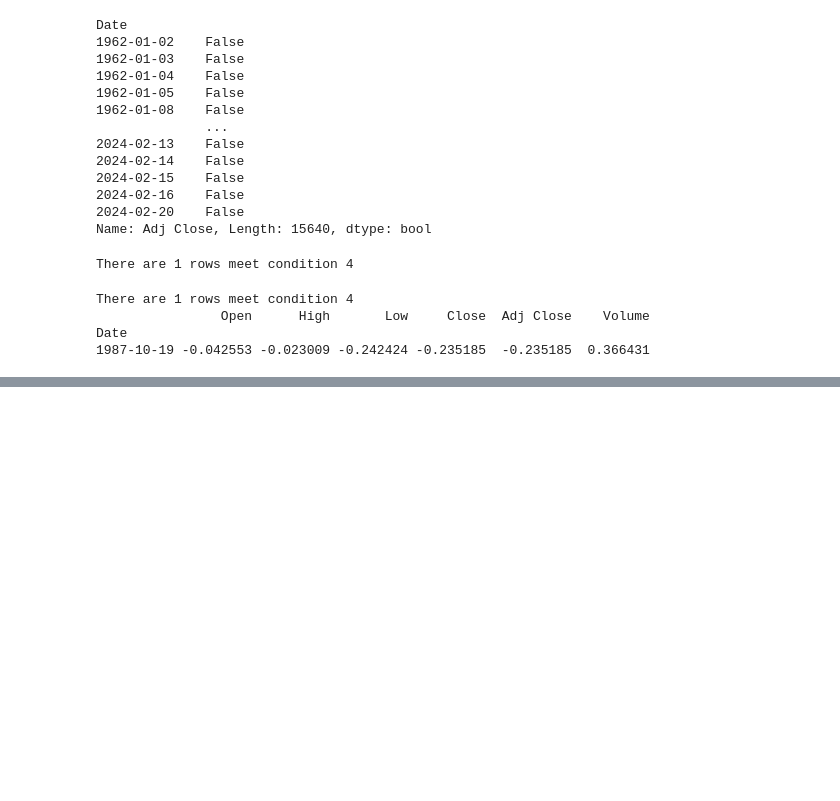
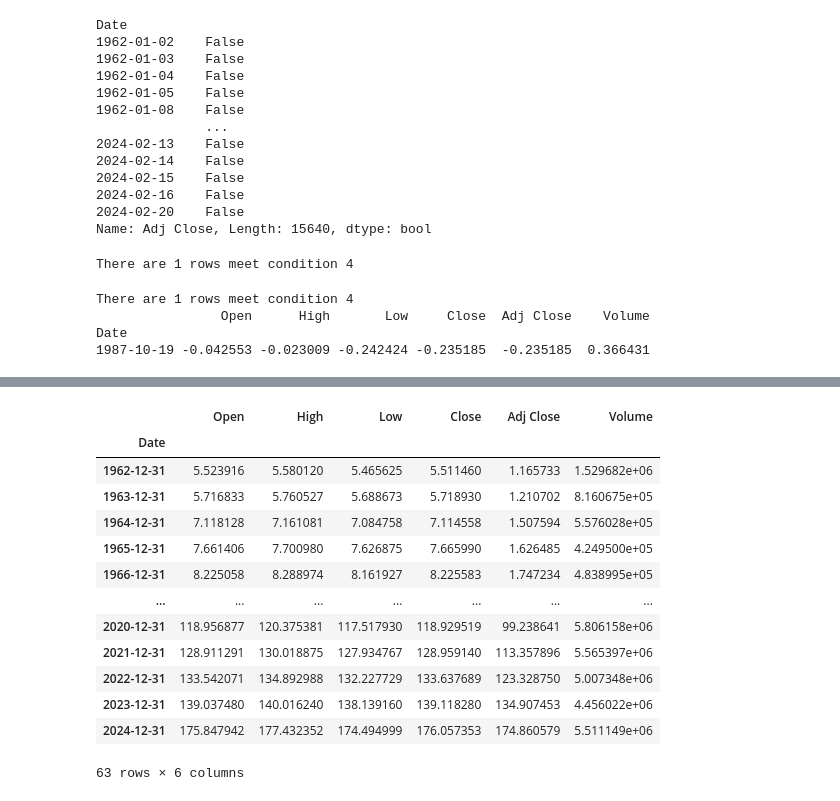
Before and after one commit to pNatTueku/basicPython, a Jupyter notebook: basic_pandas_03.ipynb, the cells around one changed output, grey strips where cells are left out. Saved outputs shown, nothing was run; the diff lists cells and outputs as text; code cells hidden in the pictures; blank space fills up the shorter version.

```diff
--- a/basic_pandas_03.ipynb
+++ b/basic_pandas_03.ipynb
@@ -563,0 +597,4 @@ Date
+# %%
+# change object to datetime then set it as index, require inplace = True as it should be saved
+
+df.set_index(pd.to_datetime(df.index), inplace = True)
@@ -563,0 +612,19 @@ Date
+# %%
+# Resampling from day to year end frequency
+
+df.resample(rule = 'A').mean() # aplly mean()
+# %% [output]
+|  | Open | High | Low | Close | Adj Close | Volume |
+| Date |  |  |  |  |  |  |
+| 1962-12-31 | 5.523916 | 5.580120 | 5.465625 | 5.511460 | 1.165733 | 1.529682e+06 |
+| 1963-12-31 | 5.716833 | 5.760527 | 5.688673 | 5.718930 | 1.210702 | 8.160675e+05 |
+| 1964-12-31 | 7.118128 | 7.161081 | 7.084758 | 7.114558 | 1.507594 | 5.576028e+05 |
+| 1965-12-31 | 7.661406 | 7.700980 | 7.626875 | 7.665990 | 1.626485 | 4.249500e+05 |
+| 1966-12-31 | 8.225058 | 8.288974 | 8.161927 | 8.225583 | 1.747234 | 4.838995e+05 |
+| ... | ... | ... | ... | ... | ... | ... |
+| 2020-12-31 | 118.956877 | 120.375381 | 117.517930 | 118.929519 | 99.238641 | 5.806158e+06 |
+| 2021-12-31 | 128.911291 | 130.018875 | 127.934767 | 128.959140 | 113.357896 | 5.565397e+06 |
+| 2022-12-31 | 133.542071 | 134.892988 | 132.227729 | 133.637689 | 123.328750 | 5.007348e+06 |
+| 2023-12-31 | 139.037480 | 140.016240 | 138.139160 | 139.118280 | 134.907453 | 4.456022e+06 |
+| 2024-12-31 | 175.847942 | 177.432352 | 174.494999 | 176.057353 | 174.860579 | 5.511149e+06 |
+63 rows × 6 columns
```
Also changed, not shown: parts of 17 cells of this notebook.
